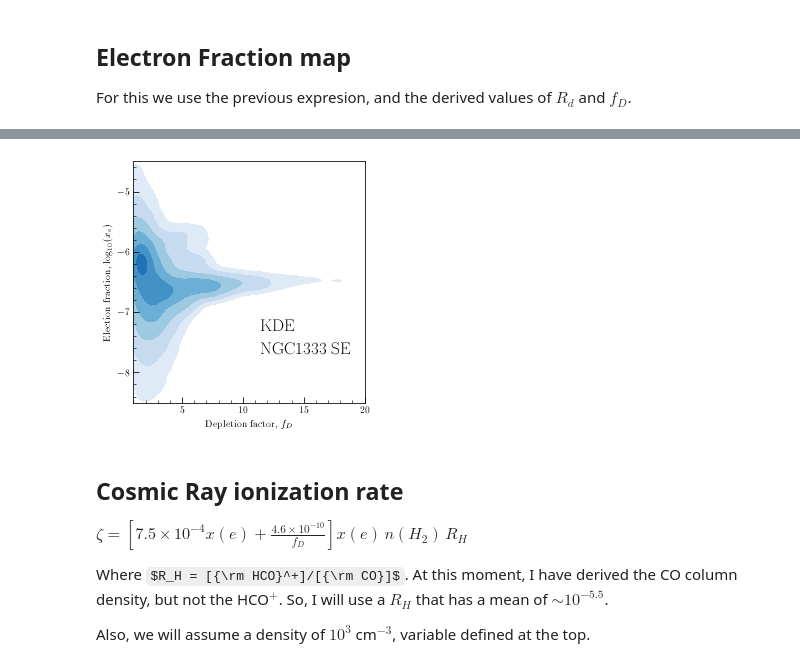
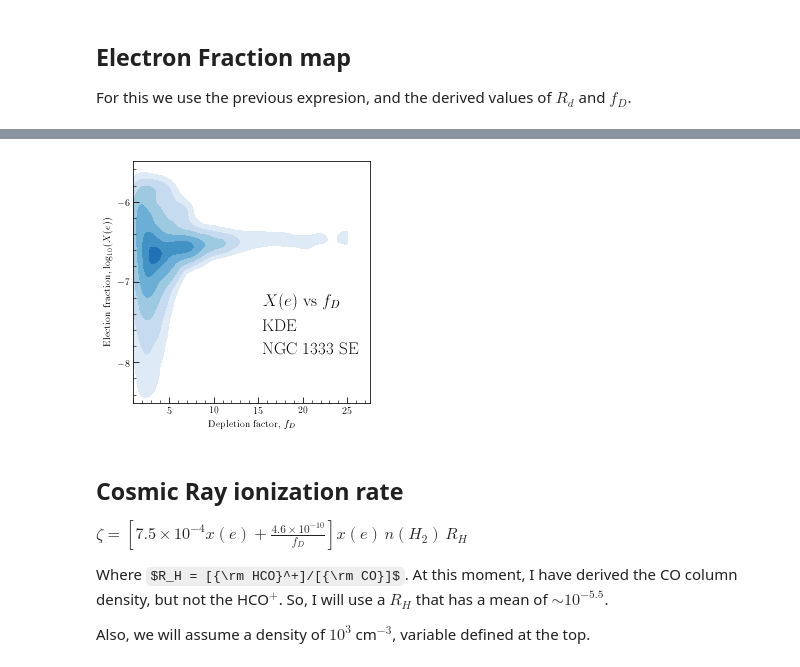
Before and after one commit to jpinedaf/NGC1333_NOEMA_Ions, a Jupyter notebook: NGC1333_Ions_Calculations.ipynb, the cells around one changed output, grey strips where cells are left out. Saved outputs shown, nothing was run; the diff lists cells and outputs as text; code cells hidden in the pictures; some formulas as TeX source.

```diff
--- a/NGC1333_Ions_Calculations.ipynb
+++ b/NGC1333_Ions_Calculations.ipynb
@@ -660,37 +605,36 @@ my_Z = np.reshape(kernel_fd_xe(positions).T, xx_fd_xe.shape)
 # %%
 fig, ax = plt.subplots(figsize=(4, 4))
 
 levels = levels_norm * my_Z.max()
 cfset = ax.contourf(xx_fd_xe, yy_fd_xe, my_Z, colors=color_levels2,
                     levels=levels_norm_l * my_Z.max())
-# binned values
-# ax.hlines(bin_means_Tk_H2, bin_edges_Tk_H2[:-1], bin_edges_Tk_H2[1:],
-#           colors='black', lw=2, alpha=0.7)
-ax.set_xlim([1, 20])
-ax.set_ylim([-8.5, -4.5])
-
+#
+ax.set_xlim([1, 27.5])
+ax.set_ylim([-8.5, -5.5])
+#
 ax.set_xlabel(r"Depletion factor, $f_D$")
-ax.set_ylabel(r"Election fraction, $\log_{10}(x_e)$")
+ax.set_ylabel(r"Election fraction, $\log_{10}(X(e))$")
 #
 ax.tick_params(which='major', length=6)
 ax.tick_params(which='minor', length=3)
 
-ax.text(0.55, 0.2,  r'NGC1333 SE', color='black',
+ax.text(0.55, 0.2,  r'NGC 1333 SE', color='black',
         transform=ax.transAxes, size=17, weight=60)
-# ax.text(0.55, 0.8,  r'$T_{\rm k}$ vs N(H$_2$)', color='black',
-#         transform=ax.transAxes, size=17, weight=60)
 ax.text(0.55, 0.3,  r'KDE', color='black',
         transform=ax.transAxes, size=17, weight=60)
+ax.text(0.55, 0.4,  r'$X(e)$ vs $f_D$', color='black',
+        transform=ax.transAxes, size=17, weight=60)
+
 # ax.set_xticks([0, 2, 4, 6])
-ax.set_yticks([-8, -7, -6, -5])
+ax.set_yticks([-8, -7, -6])
 ax.xaxis.set_minor_locator(MultipleLocator(1))
 ax.yaxis.set_minor_locator(MultipleLocator(0.2))
 
 plt.tight_layout()
 #
 fig.savefig('figs/NGC1333_log_xe_fd_KDE.pdf', dpi=100)
 # %% [output]
-[figure, old version]
+[figure, new version]
 # %% [markdown]
 ## Cosmic Ray ionization rate
 
```
Also changed, not shown: parts of 23 cells of this notebook, 19 other files.
